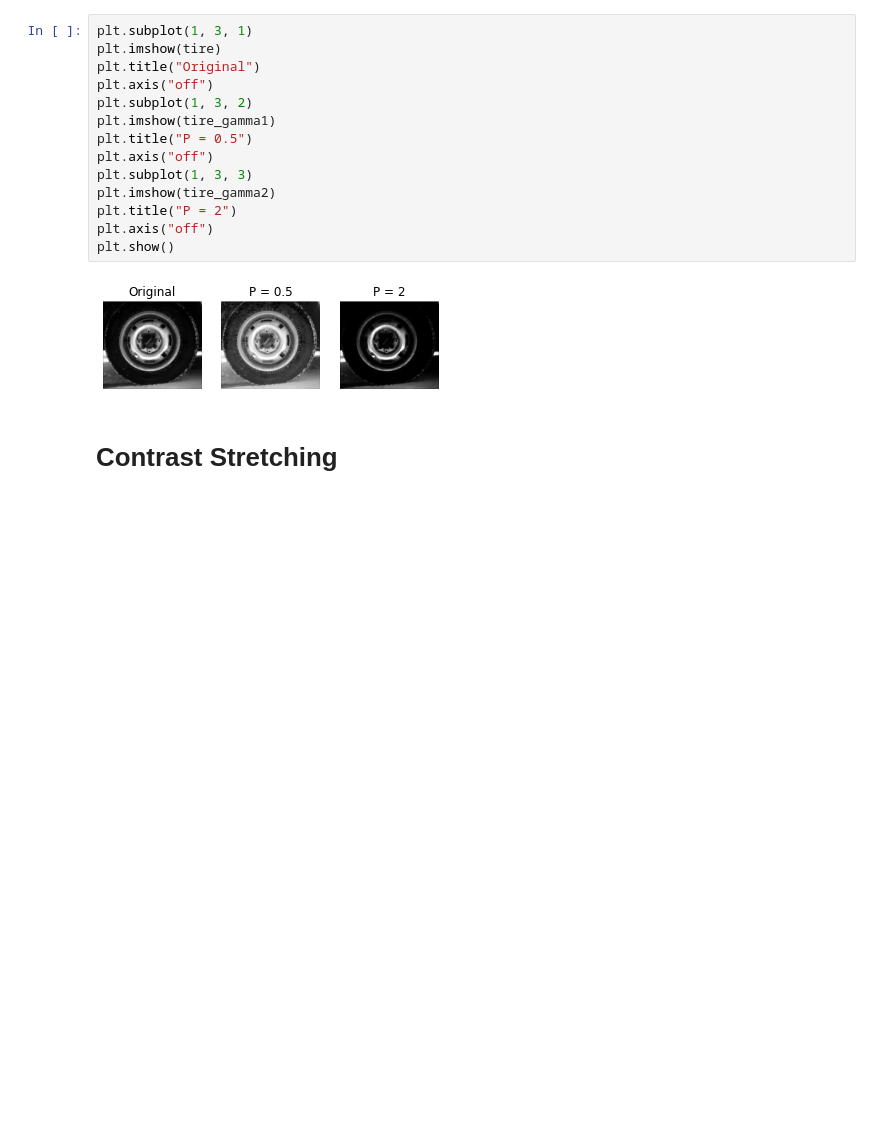
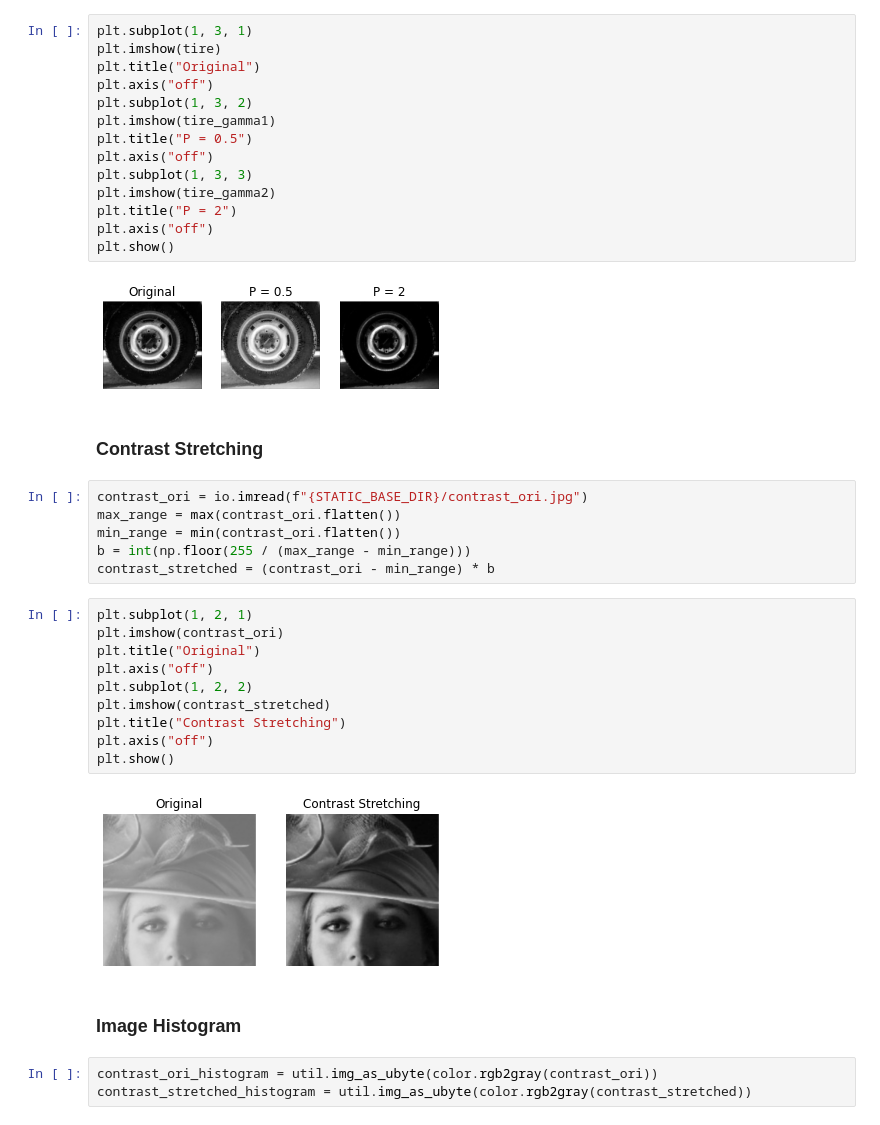
Before and after one commit to ilmannafian04/csce604133, a Jupyter notebook: csce604133/lab1.ipynb, the cells around one changed output. Saved outputs shown, nothing was run; the diff lists cells and outputs as text; blank space fills up the shorter version.

```diff
--- a/csce604133/lab1.ipynb
+++ b/csce604133/lab1.ipynb
@@ -84,4 +85,27 @@ plt.show()
 # %% [output]
 [figure]
 # %% [markdown]
-# Contrast Stretching
+### Contrast Stretching
+# %%
+contrast_ori = io.imread(f"{STATIC_BASE_DIR}/contrast_ori.jpg")
+max_range = max(contrast_ori.flatten())
+min_range = min(contrast_ori.flatten())
+b = int(np.floor(255 / (max_range - min_range)))
+contrast_stretched = (contrast_ori - min_range) * b
+# %%
+plt.subplot(1, 2, 1)
+plt.imshow(contrast_ori)
+plt.title("Original")
+plt.axis("off")
+plt.subplot(1, 2, 2)
+plt.imshow(contrast_stretched)
+plt.title("Contrast Stretching")
+plt.axis("off")
+plt.show()
+# %% [output]
+[figure, added]
+# %% [markdown]
+### Image Histogram
+# %%
+contrast_ori_histogram = util.img_as_ubyte(color.rgb2gray(contrast_ori))
+contrast_stretched_histogram = util.img_as_ubyte(color.rgb2gray(contrast_stretched))
```
Also changed, not shown: parts of 39 cells of this notebook, 4 other files.
